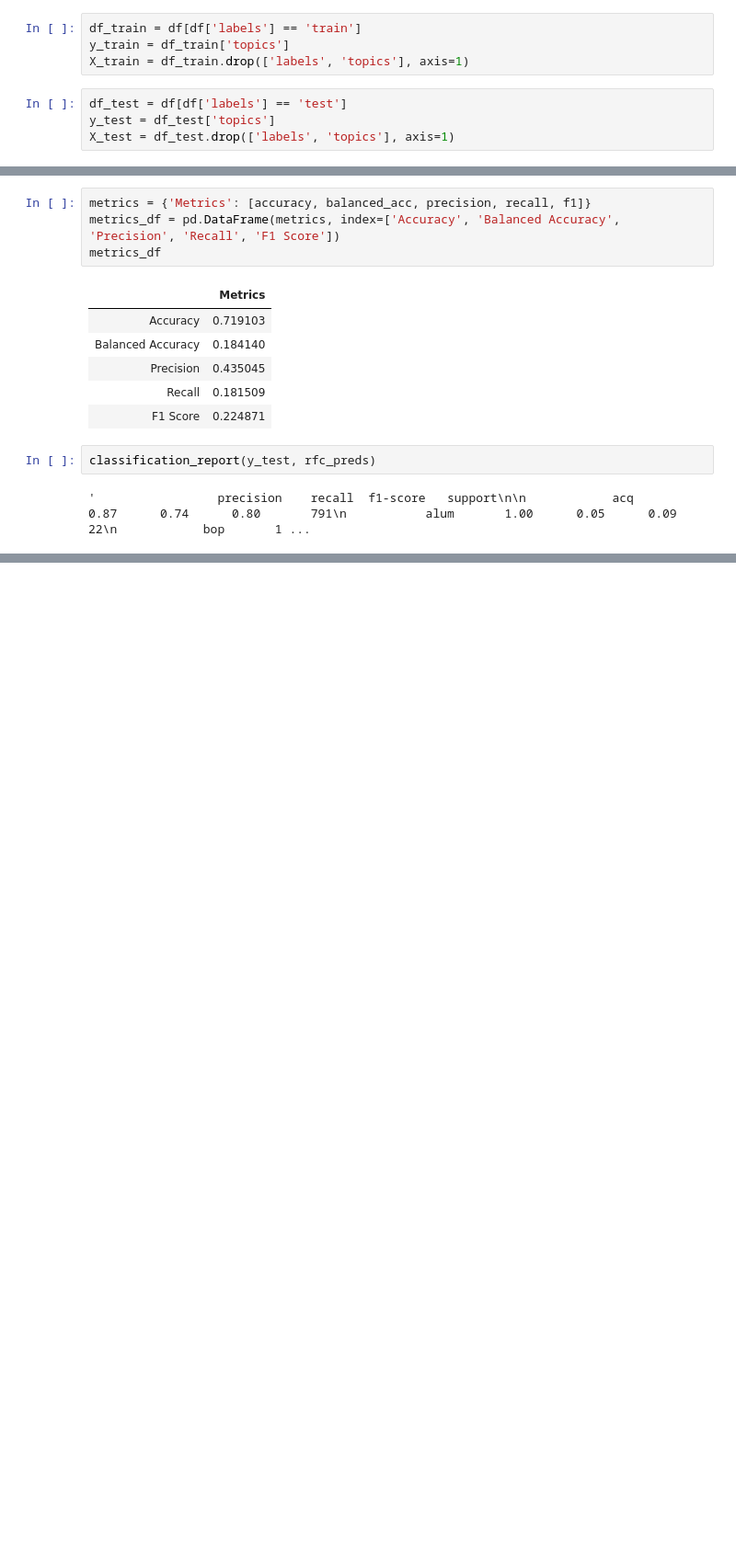
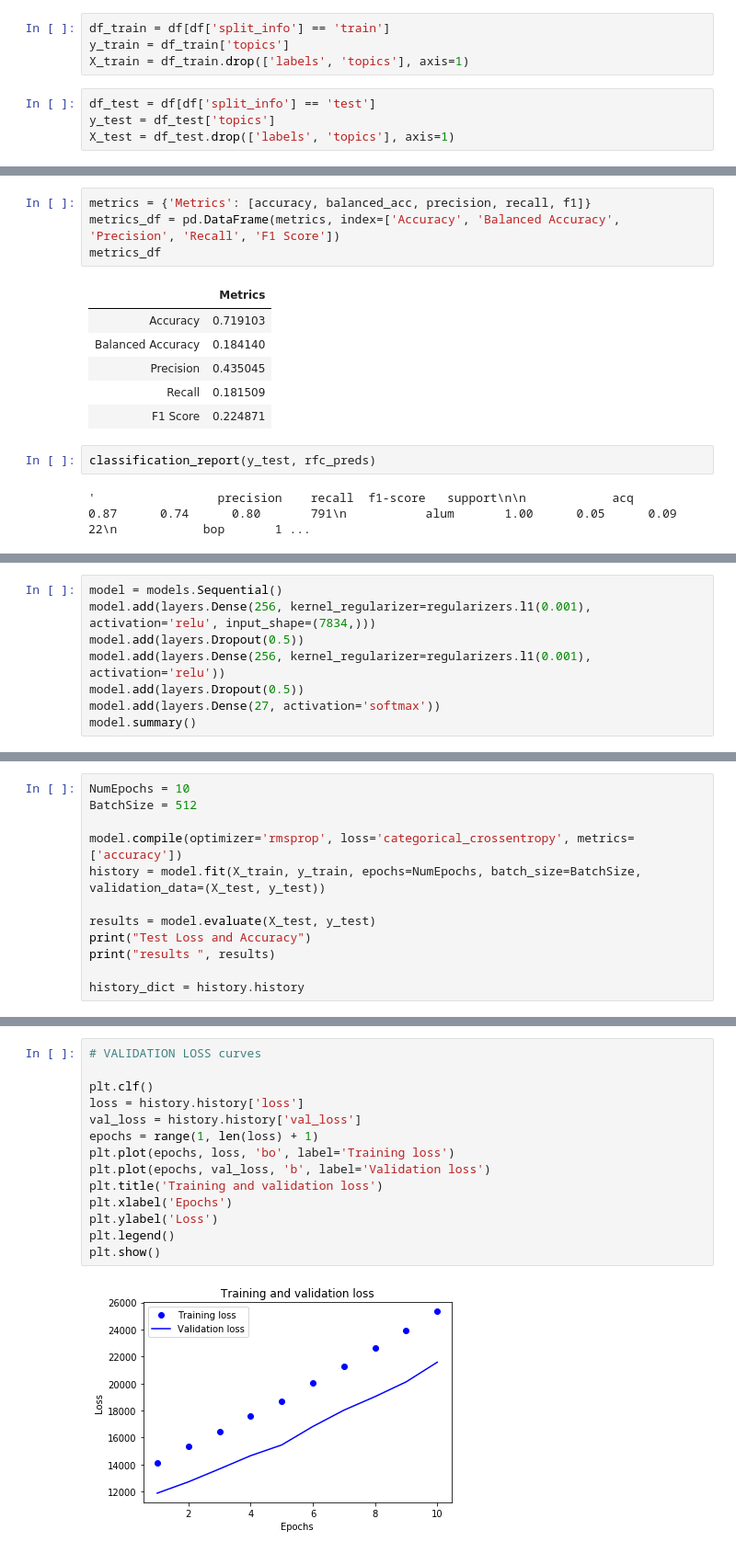
Before and after one commit to ssantic/Schibsted-Homework, a Jupyter notebook: SchibstedNLP-Srdjan_Santic.ipynb, the cells around one changed output, grey strips where cells are left out. Shown at 92% size. Cells and saved outputs as stored; diff of their text form; blank space fills up the shorter version.

```diff
--- a/SchibstedNLP-Srdjan_Santic.ipynb
+++ b/SchibstedNLP-Srdjan_Santic.ipynb
@@ -191,11 +192,11 @@ array(['cocoa', 'unlabeled', 'grain', 'veg-oil', 'earn', 'acq', 'wheat',
        'groundnut', 'wool', 'austdlr', 'soy-meal', 'plywood', 'barley',
        'cruzado', 'yen', 'f-cattle', 'hk', 'naphtha'], dtype=object)
 # %%
-df_train = df[df['labels'] == 'train']
+df_train = df[df['split_info'] == 'train']
 y_train = df_train['topics']
 X_train = df_train.drop(['labels', 'topics'], axis=1)
 # %%
-df_test = df[df['labels'] == 'test']
+df_test = df[df['split_info'] == 'test']
 y_test = df_test['topics']
 X_test = df_test.drop(['labels', 'topics'], axis=1)
 # %%
@@ -245,0 +259,8 @@ classification_report(y_test, rfc_preds)
+# %%
+model = models.Sequential()
+model.add(layers.Dense(256, kernel_regularizer=regularizers.l1(0.001), activation='relu', input_shape=(7834,)))
+model.add(layers.Dropout(0.5))
+model.add(layers.Dense(256, kernel_regularizer=regularizers.l1(0.001), activation='relu'))
+model.add(layers.Dropout(0.5))
+model.add(layers.Dense(27, activation='softmax'))
+model.summary()
@@ -245,0 +286,12 @@ classification_report(y_test, rfc_preds)
+# %%
+NumEpochs = 10
+BatchSize = 512
+
+model.compile(optimizer='rmsprop', loss='categorical_crossentropy', metrics=['accuracy'])
+history = model.fit(X_train, y_train, epochs=NumEpochs, batch_size=BatchSize, validation_data=(X_test, y_test))
+
+results = model.evaluate(X_test, y_test)
+print("Test Loss and Accuracy")
+print("results ", results)
+
+history_dict = history.history
@@ -245,0 +317,16 @@ classification_report(y_test, rfc_preds)
+# %%
+# VALIDATION LOSS curves
+
+plt.clf()
+loss = history.history['loss']
+val_loss = history.history['val_loss']
+epochs = range(1, len(loss) + 1)
+plt.plot(epochs, loss, 'bo', label='Training loss')
+plt.plot(epochs, val_loss, 'b', label='Validation loss')
+plt.title('Training and validation loss')
+plt.xlabel('Epochs')
+plt.ylabel('Loss')
+plt.legend()
+plt.show()
+# %% [output]
+[figure, added]
```
Also changed, not shown: parts of 13 cells of this notebook.
